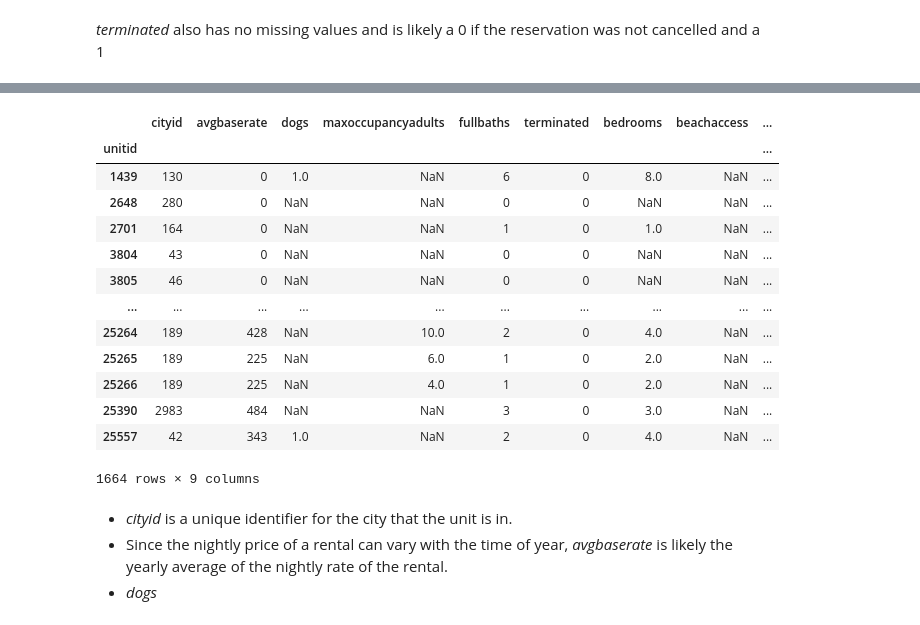
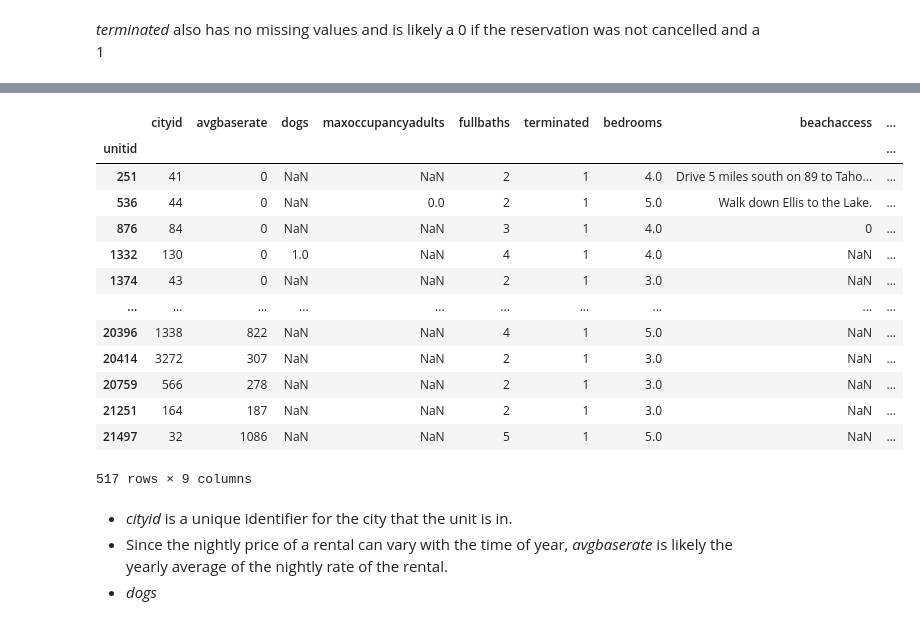
Before and after one commit to kenneth-liao/VacasaInterview, a Jupyter notebook: Vacasa Similar Unit Recommender.ipynb, the cells around one changed output, grey strips where cells are left out. Drawn from its saved outputs; the diff is of its cells as text; code cells hidden in the pictures.

Commit message:
Updated exploratory analysis of units dataset

```diff
--- a/Vacasa Similar Unit Recommender.ipynb
+++ b/Vacasa Similar Unit Recommender.ipynb
@@ -169,20 +252,20 @@ Name: terminated, dtype: int64
 # %%
-units[units.terminated!=1]
+units[units.terminated==1]
 # %% [output]
 |  | cityid | avgbaserate | dogs | maxoccupancyadults | fullbaths | terminated | bedrooms | beachaccess | ... |
 | unitid |  |  |  |  |  |  |  |  | ... |
-| 1439 | 130 | 0 | 1.0 | NaN | 6 | 0 | 8.0 | NaN | ... |
-| 2648 | 280 | 0 | NaN | NaN | 0 | 0 | NaN | NaN | ... |
-| 2701 | 164 | 0 | NaN | NaN | 1 | 0 | 1.0 | NaN | ... |
-| 3804 | 43 | 0 | NaN | NaN | 0 | 0 | NaN | NaN | ... |
-| 3805 | 46 | 0 | NaN | NaN | 0 | 0 | NaN | NaN | ... |
+| 251 | 41 | 0 | NaN | NaN | 2 | 1 | 4.0 | Drive 5 miles south on 89 to Taho... | ... |
+| 536 | 44 | 0 | NaN | 0.0 | 2 | 1 | 5.0 | Walk down Ellis to the Lake. | ... |
+| 876 | 84 | 0 | NaN | NaN | 3 | 1 | 4.0 | 0 | ... |
+| 1332 | 130 | 0 | 1.0 | NaN | 4 | 1 | 4.0 | NaN | ... |
+| 1374 | 43 | 0 | NaN | NaN | 2 | 1 | 3.0 | NaN | ... |
 | ... | ... | ... | ... | ... | ... | ... | ... | ... | ... |
-| 25264 | 189 | 428 | NaN | 10.0 | 2 | 0 | 4.0 | NaN | ... |
-| 25265 | 189 | 225 | NaN | 6.0 | 1 | 0 | 2.0 | NaN | ... |
-| 25266 | 189 | 225 | NaN | 4.0 | 1 | 0 | 2.0 | NaN | ... |
-| 25390 | 2983 | 484 | NaN | NaN | 3 | 0 | 3.0 | NaN | ... |
-| 25557 | 42 | 343 | 1.0 | NaN | 2 | 0 | 4.0 | NaN | ... |
+| 20396 | 1338 | 822 | NaN | NaN | 4 | 1 | 5.0 | NaN | ... |
+| 20414 | 3272 | 307 | NaN | NaN | 2 | 1 | 3.0 | NaN | ... |
+| 20759 | 566 | 278 | NaN | NaN | 2 | 1 | 3.0 | NaN | ... |
+| 21251 | 164 | 187 | NaN | NaN | 2 | 1 | 3.0 | NaN | ... |
+| 21497 | 32 | 1086 | NaN | NaN | 5 | 1 | 5.0 | NaN | ... |
-1664 rows × 9 columns
+517 rows × 9 columns
 # %% [markdown]
 
 - *cityid* is a unique identifier for the city that the unit is in.
```
Also changed, not shown: parts of 19 cells of this notebook.
